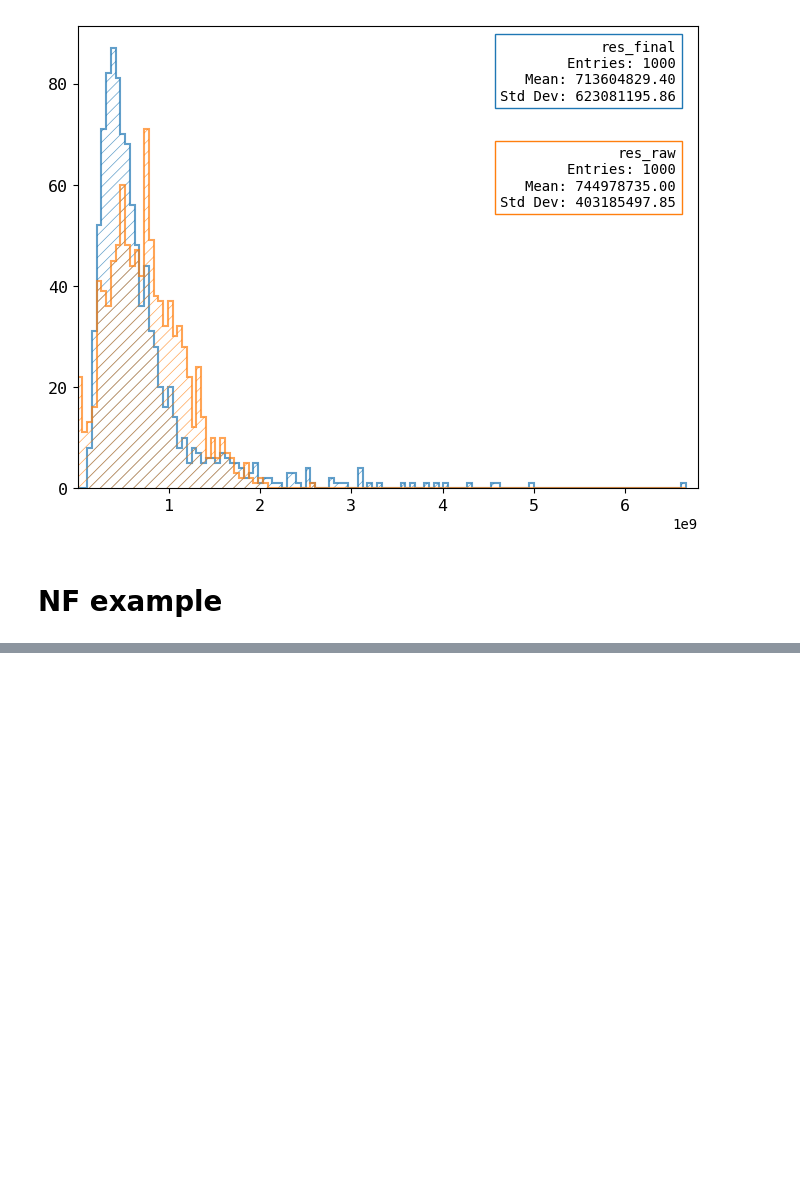
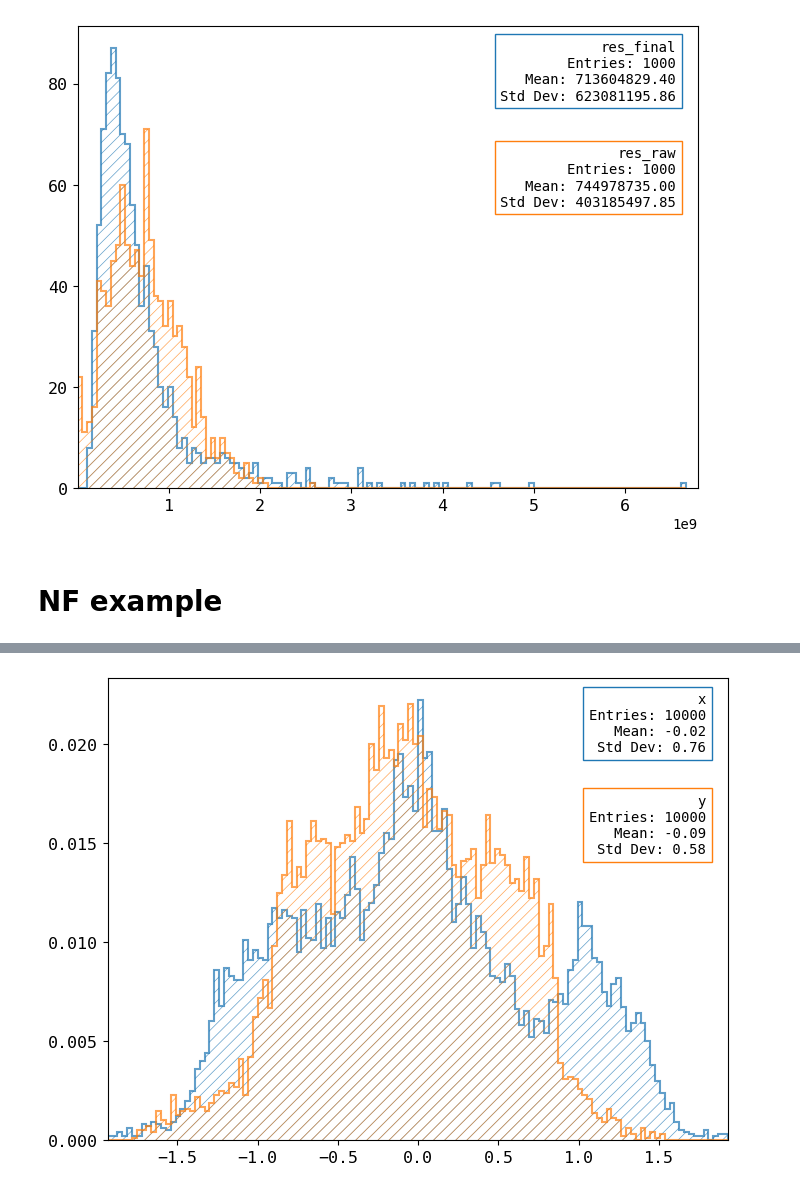
Before and after one commit to nVentis/MEM_HEP, a Jupyter notebook: notebooks/mem_nf_importance_sampling.ipynb, the cells around one changed output, grey strips where cells are left out. Cells and saved outputs as stored; diff of their text form; code cells hidden in the pictures; blank space fills up the shorter version.

```diff
--- a/notebooks/mem_nf_importance_sampling.ipynb
+++ b/notebooks/mem_nf_importance_sampling.ipynb
@@ -937,0 +671,3 @@ RuntimeError: mat1 and mat2 must have the same dtype, but got Double and Float
+# %%
+#train_forward(nfm, func, n_epochs=10)
+train_iflow(nfm, func, n_epochs=10)
@@ -937,0 +685,4 @@ RuntimeError: mat1 and mat2 must have the same dtype, but got Double and Float
+# %%
+plot_proposal(nfm, n_samples=10000)
+# %% [output]
+[figure, added]
```
Also changed, not shown: parts of 42 cells of this notebook, 2 other files.
